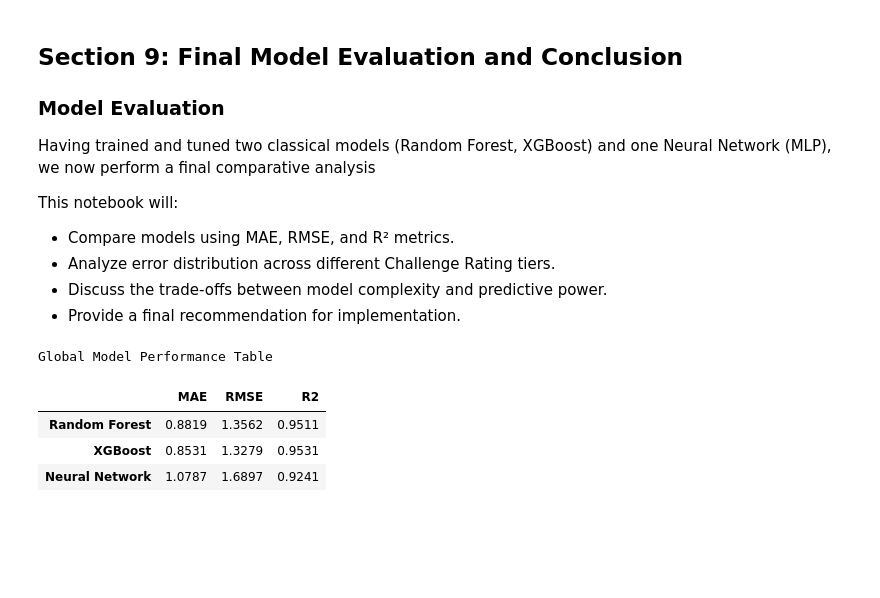
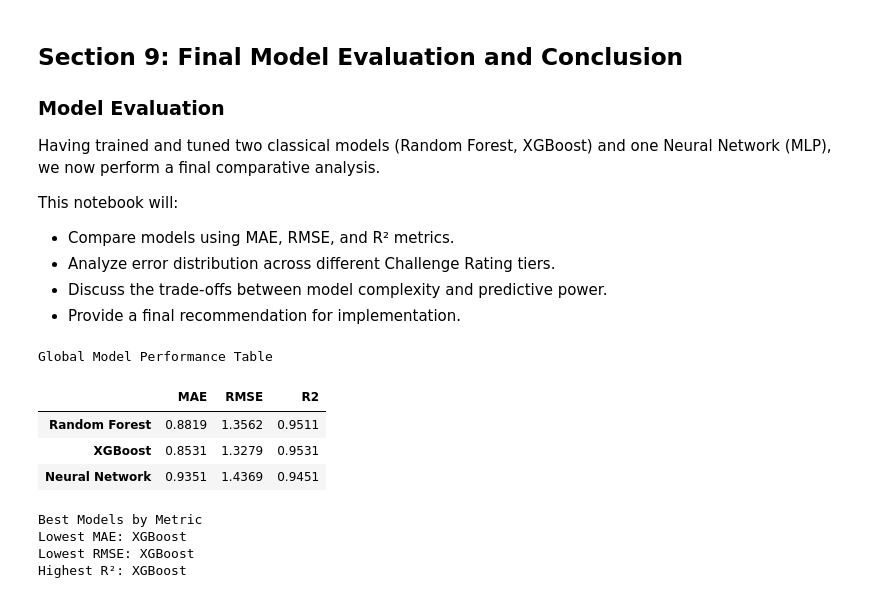
Before and after one commit to adg30/INTSY-MCO, a Jupyter notebook: notebooks/09_evaluation_and_conclusion.ipynb, the cells around one changed output. Drawn from its saved outputs; the diff is of its cells as text; code cells hidden in the pictures; blank space fills up the shorter version.

Commit message:
feat: reran classical and nn notebooks, draft eval/conclusion

```diff
--- a/notebooks/09_evaluation_and_conclusion.ipynb
+++ b/notebooks/09_evaluation_and_conclusion.ipynb
@@ -3,8 +3,7 @@
 
 ### Model Evaluation
 
-Having trained and tuned two classical models (Random Forest,
-XGBoost) and one Neural Network (MLP), we now perform a final comparative analysis
+Having trained and tuned two classical models (Random Forest, XGBoost) and one Neural Network (MLP), we now perform a final comparative analysis.
 
 This notebook will:
 - Compare models using MAE, RMSE, and R² metrics.
@@ -64,7 +63,7 @@ class CRPredictor(nn.Module): # todo: maybe make a separate file for this?
 
 model_nn = CRPredictor(
     input_dim=X_test.shape[1],
-    hidden_layers=(256, 128, 64),
+    hidden_layers=(128, 64, 32),
     dropout=0.3
 )
 model_nn.load_state_dict(torch.load('../models/nn_tuned/nn_tuned.pth'))
@@ -86,23 +85,36 @@ results_df = pd.DataFrame({
 # %%
 # Metric Comparison Summary
 def get_metrics(y_true, y_pred):
     return {
         'MAE': mean_absolute_error(y_true, y_pred),
         'RMSE': np.sqrt(mean_squared_error(y_true, y_pred)),
         'R2': r2_score(y_true, y_pred)
     }
 
 comparison_table = pd.DataFrame({
     'Random Forest': get_metrics(y_test, rf_preds),
     'XGBoost': get_metrics(y_test, xgb_preds),
     'Neural Network': get_metrics(y_test, nn_preds)
 }).T
 
 print("Global Model Performance Table")
 display(comparison_table.round(4))
+
+best_mae_model = comparison_table['MAE'].idxmin()
+best_rmse_model = comparison_table['RMSE'].idxmin()
+best_r2_model = comparison_table['R2'].idxmax()
+
+print("Best Models by Metric")
+print(f"Lowest MAE: {best_mae_model}")
+print(f"Lowest RMSE: {best_rmse_model}")
+print(f"Highest R²: {best_r2_model}")
 # %% [output]
 Global Model Performance Table
 |  | MAE | RMSE | R2 |
 | Random Forest | 0.8819 | 1.3562 | 0.9511 |
 | XGBoost | 0.8531 | 1.3279 | 0.9531 |
-| Neural Network | 1.0787 | 1.6897 | 0.9241 |
+| Neural Network | 0.9351 | 1.4369 | 0.9451 |
+Best Models by Metric
+Lowest MAE: XGBoost
+Lowest RMSE: XGBoost
+Highest R²: XGBoost
```
Also changed, not shown: parts of 9 cells of this notebook, 5 other files.
